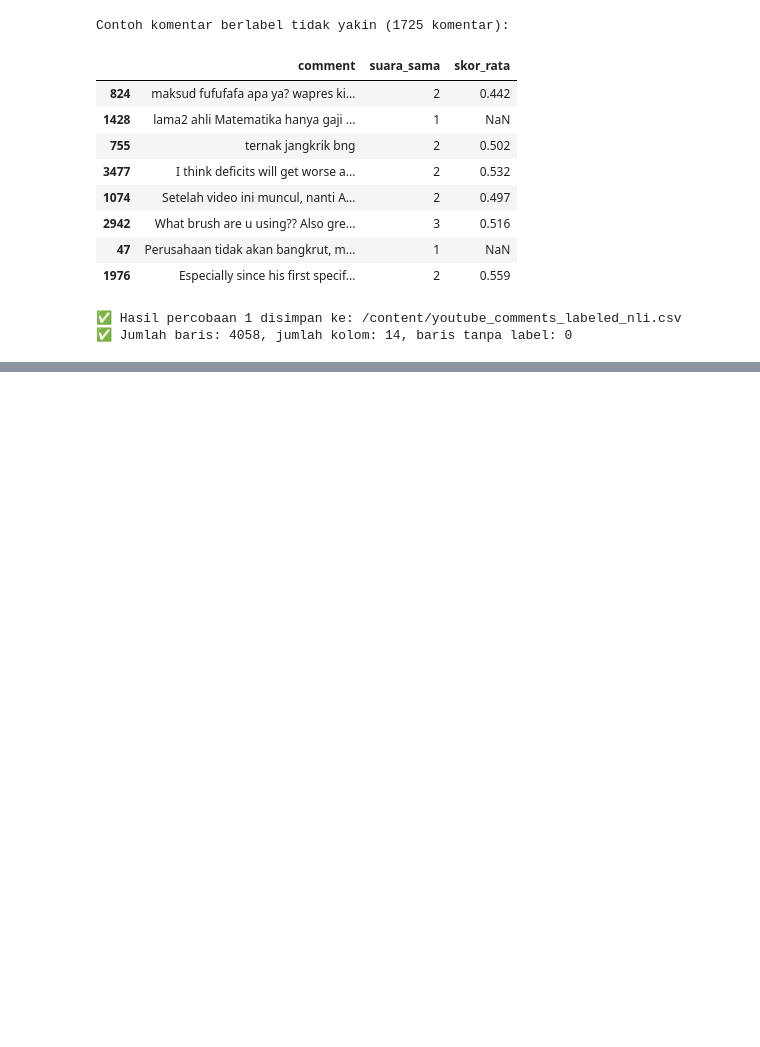
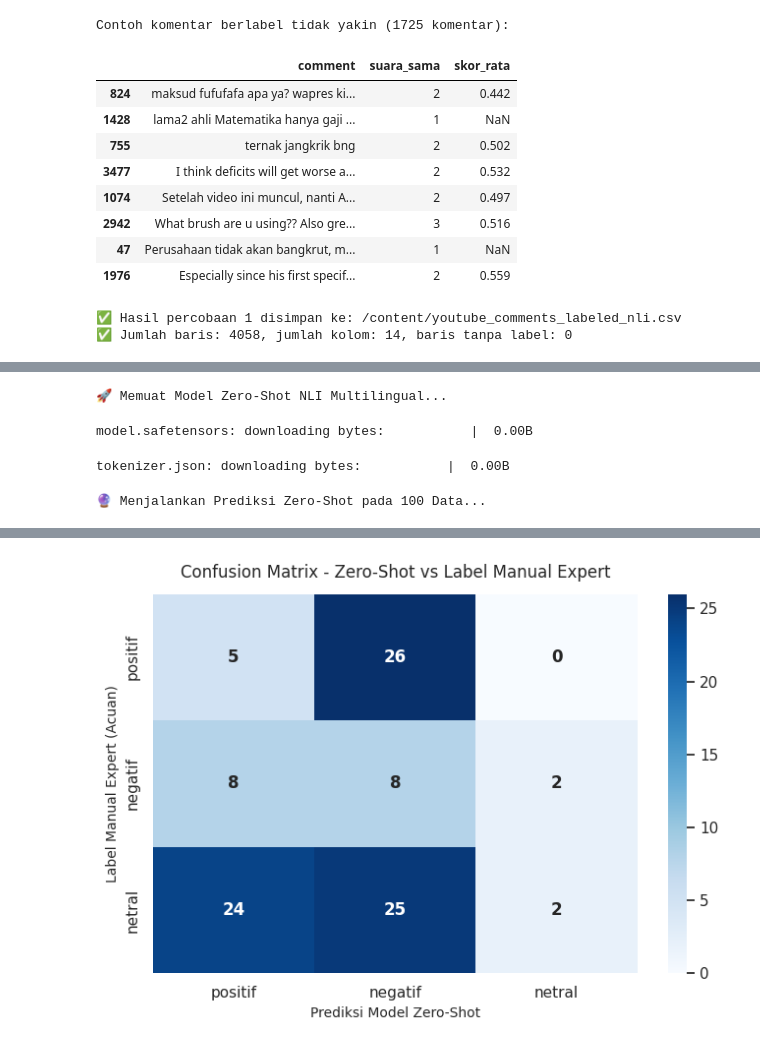
Before and after one commit to RoihansLab/Data-Mining-Project, a Jupyter notebook: youtube_comment_sentiment/Zero-Shot_Labeling/Pre-trained_Transformer.ipynb, the cells around one changed output, grey strips where cells are left out. Saved outputs shown, nothing was run; the diff lists cells and outputs as text; code cells hidden in the pictures; blank space fills up the shorter version.

```diff
--- a/youtube_comment_sentiment/Zero-Shot_Labeling/Pre-trained_Transformer.ipynb
+++ b/youtube_comment_sentiment/Zero-Shot_Labeling/Pre-trained_Transformer.ipynb
@@ -3132,0 +3388,70 @@ Contoh komentar berlabel tidak yakin (1725 komentar):
+# %%
+import pandas as pd
+import numpy as np
+import matplotlib.pyplot as plt
+import seaborn as sns
+from transformers import pipeline
+from sklearn.metrics import classification_report, confusion_matrix, f1_score
+from tqdm import tqdm
+
+# 1. Load 100 Data Berlabel Manual
+df_labeled = pd.read_csv("comments_labeled.csv")
+
+# Penanganan nama kolom
+label_col = 'label_manual_expert' if 'label_manual_expert' in df_labeled.columns else 'sentiment'
+comments = df_labeled['comment'].fillna('').tolist()
+y_true = df_labeled[label_col].str.lower().str.strip().tolist()
+
+# 2. Inisialisasi Pipeline Zero-Shot NLI Multilingual (NAMA MODEL SUDAH DIPERBAIKI)
+print("🚀 Memuat Model Zero-Shot NLI Multilingual...")
+classifier = pipeline(
+    "zero-shot-classification",
+    model="MoritzLaurer/mDeBERTa-v3-base-mnli-xnli",
+    device=0  # Menggunakan GPU Colab
+)
+
+# Label target
+candidate_labels = ["positif", "negatif", "netral"]
+hypothesis_template = "Komentar ini memiliki sentimen {}."
+
+# 3. Prediksi Zero-Shot pada 100 Komentar
+print("🔮 Menjalankan Prediksi Zero-Shot pada 100 Data...")
+y_pred = []
+
+for text in tqdm(comments):
+    result = classifier(text, candidate_labels, hypothesis_template=hypothesis_template)
+    top_label = result['labels'][0]
+    y_pred.append(top_label)
+
+# 4. Tampilkan Hasil Evaluasi Ketepatan Zero-Shot
+print("\n==================================================================")
+print("📊 EVALUASI KETEPATAN ZERO-SHOT LABELING vs LABEL MANUAL")
+print("==================================================================")
+print(classification_report(y_true, y_pred, target_names=candidate_labels, digits=4))
+
+macro_f1 = f1_score(y_true, y_pred, average='macro', labels=candidate_labels)
+print(f"🎯 Macro F1-Score Ketepatan Zero-Shot: {macro_f1:.4f}\n")
+
+# 5. Visualisasi Confusion Matrix
+cm = confusion_matrix(y_true, y_pred, labels=candidate_labels)
+
+plt.figure(figsize=(7, 5))
+sns.heatmap(
+    cm,
+    annot=True,
+    fmt='d',
+    cmap='Blues',
+    xticklabels=candidate_labels,
+    yticklabels=candidate_labels,
+    annot_kws={"size": 12, "weight": "bold"}
+)
+plt.title('Confusion Matrix - Zero-Shot vs Label Manual Expert', fontsize=12, pad=12)
+plt.xlabel('Prediksi Model Zero-Shot', fontsize=10)
+plt.ylabel('Label Manual Expert (Acuan)', fontsize=10)
+plt.tight_layout()
+plt.show()
+# %% [output]
+🚀 Memuat Model Zero-Shot NLI Multilingual...
+model.safetensors: downloading bytes:           |  0.00B
+tokenizer.json: downloading bytes:           |  0.00B
+🔮 Menjalankan Prediksi Zero-Shot pada 100 Data...
@@ -3132,0 +3472 @@ Contoh komentar berlabel tidak yakin (1725 komentar):
+[figure, added]
```
Also changed, not shown: parts of 97 cells of this notebook.
